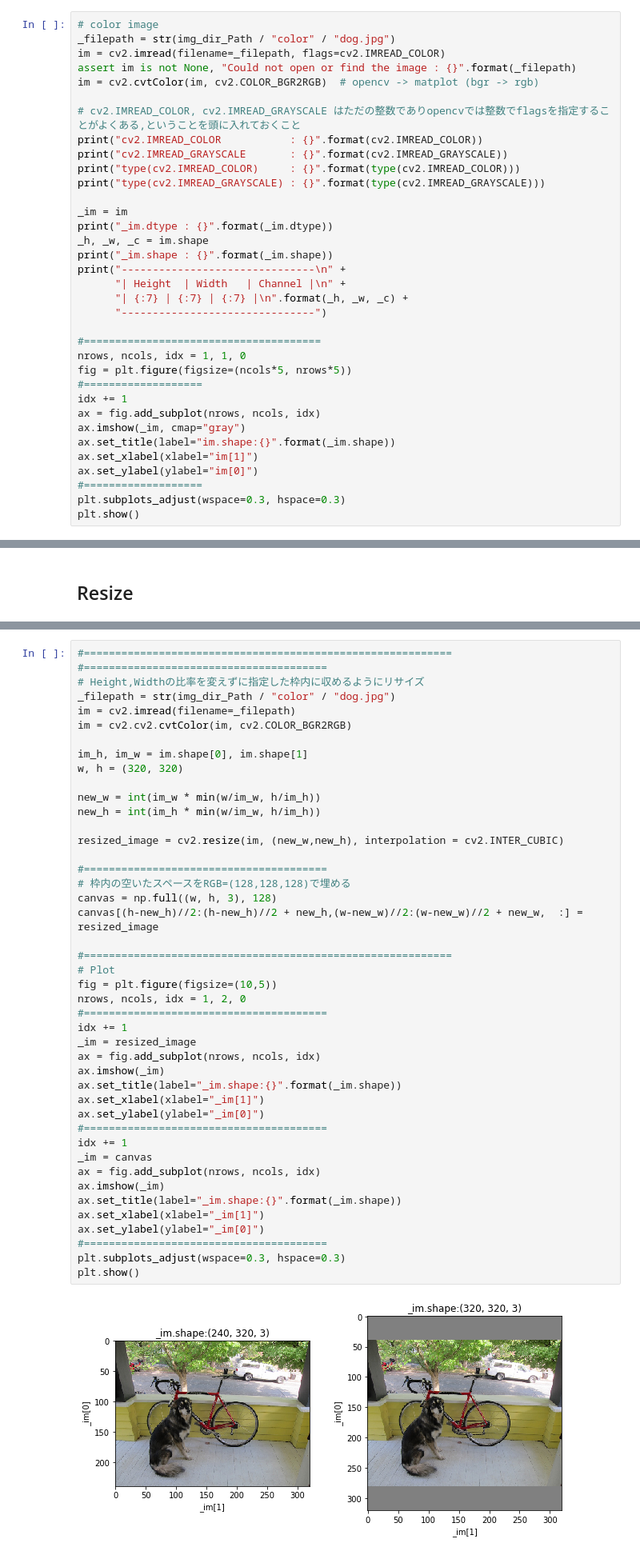
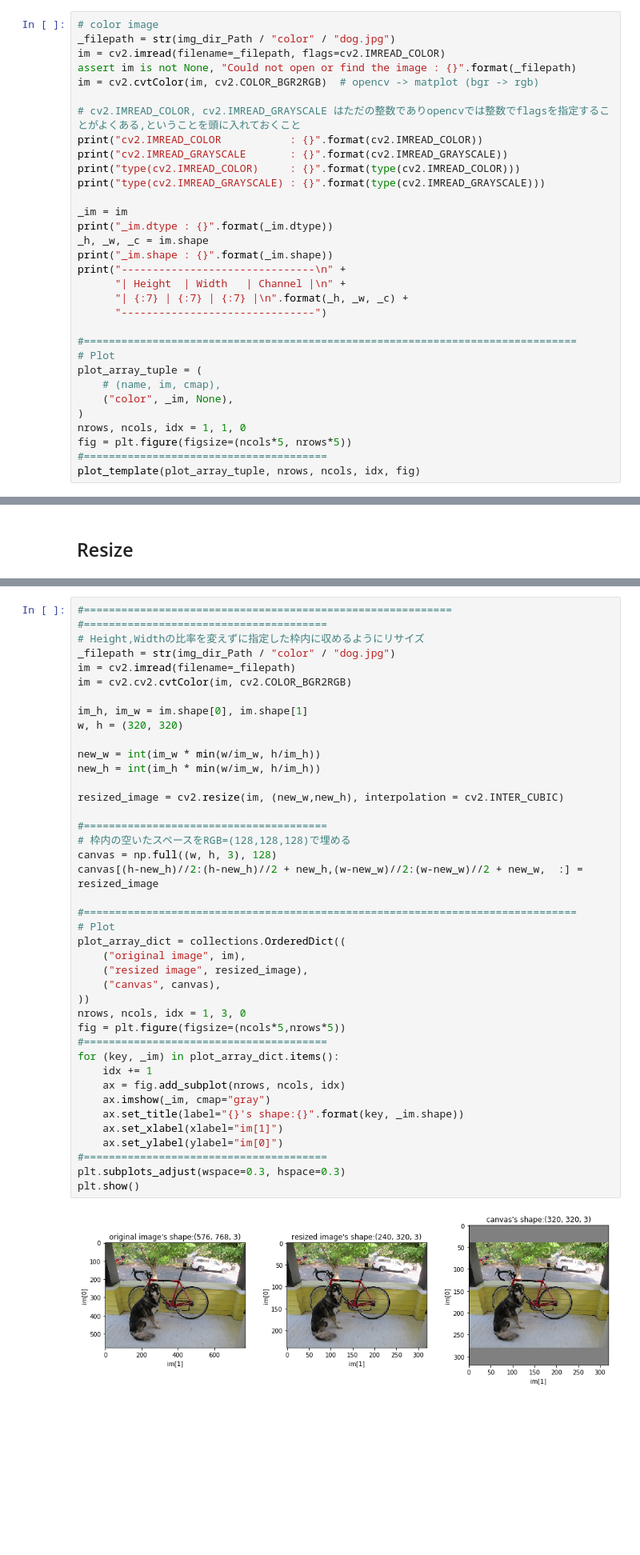
Before and after one commit to pollenjp/OpenCV-Template, a Jupyter notebook: notebooks/OpenCV Template.ipynb, the cells around one changed output, grey strips where cells are left out. Shown at 80% size. Drawn from its saved outputs; the diff is of its cells as text; blank space fills up the shorter version.

Commit message:
Update Bounding Box.ipynb and OpenCV Template.ipynb

```diff
--- a/notebooks/OpenCV Template.ipynb
+++ b/notebooks/OpenCV Template.ipynb
@@ -71,19 +85,16 @@ print("-------------------------------\n" +
       "| {:7} | {:7} | {:7} |\n".format(_h, _w, _c) +
       "-------------------------------")
 
-#======================================
+#===============================================================================
+# Plot
+plot_array_tuple = (
+    # (name, im, cmap),
+    ("color", _im, None),
+)
 nrows, ncols, idx = 1, 1, 0
 fig = plt.figure(figsize=(ncols*5, nrows*5))
-#===================
-idx += 1
-ax = fig.add_subplot(nrows, ncols, idx)
-ax.imshow(_im, cmap="gray")
-ax.set_title(label="im.shape:{}".format(_im.shape))
-ax.set_xlabel(xlabel="im[1]")
-ax.set_ylabel(ylabel="im[0]")
-#===================
-plt.subplots_adjust(wspace=0.3, hspace=0.3)
-plt.show()
+#=======================================
+plot_template(plot_array_tuple, nrows, ncols, idx, fig)
 # %% [output]
 cv2.IMREAD_COLOR           : 1
 cv2.IMREAD_GRAYSCALE       : 0
@@ -150,46 +158,43 @@ _im.shape : (256, 256)
 # %%
 #===========================================================
 #=======================================
 # Height,Widthの比率を変えずに指定した枠内に収めるようにリサイズ
 _filepath = str(img_dir_Path / "color" / "dog.jpg")
 im = cv2.imread(filename=_filepath)
 im = cv2.cv2.cvtColor(im, cv2.COLOR_BGR2RGB)
 
 im_h, im_w = im.shape[0], im.shape[1]
 w, h = (320, 320)
 
 new_w = int(im_w * min(w/im_w, h/im_h))
 new_h = int(im_h * min(w/im_w, h/im_h))
 
 resized_image = cv2.resize(im, (new_w,new_h), interpolation = cv2.INTER_CUBIC)
 
 #=======================================
 # 枠内の空いたスペースをRGB=(128,128,128)で埋める
 canvas = np.full((w, h, 3), 128)
 canvas[(h-new_h)//2:(h-new_h)//2 + new_h,(w-new_w)//2:(w-new_w)//2 + new_w,  :] = resized_image
 
-#===========================================================
+#===============================================================================
 # Plot
-fig = plt.figure(figsize=(10,5))
-nrows, ncols, idx = 1, 2, 0
+plot_array_dict = collections.OrderedDict((
+    ("original image", im),
+    ("resized image", resized_image),
+    ("canvas", canvas),
+))
+nrows, ncols, idx = 1, 3, 0
+fig = plt.figure(figsize=(ncols*5,nrows*5))
 #=======================================
-idx += 1
-_im = resized_image
-ax = fig.add_subplot(nrows, ncols, idx)
-ax.imshow(_im)
-ax.set_title(label="_im.shape:{}".format(_im.shape))
-ax.set_xlabel(xlabel="_im[1]")
-ax.set_ylabel(ylabel="_im[0]")
-#=======================================
-idx += 1
-_im = canvas
-ax = fig.add_subplot(nrows, ncols, idx)
-ax.imshow(_im)
-ax.set_title(label="_im.shape:{}".format(_im.shape))
-ax.set_xlabel(xlabel="_im[1]")
-ax.set_ylabel(ylabel="_im[0]")
+for (key, _im) in plot_array_dict.items():
+    idx += 1
+    ax = fig.add_subplot(nrows, ncols, idx)
+    ax.imshow(_im, cmap="gray")
+    ax.set_title(label="{}'s shape:{}".format(key, _im.shape))
+    ax.set_xlabel(xlabel="im[1]")
+    ax.set_ylabel(ylabel="im[0]")
 #=======================================
 plt.subplots_adjust(wspace=0.3, hspace=0.3)
 plt.show()
 # %% [output]
-[figure, old version]
+[figure, new version]
```
Also changed, not shown: parts of 51 cells of this notebook, 1 other file.
